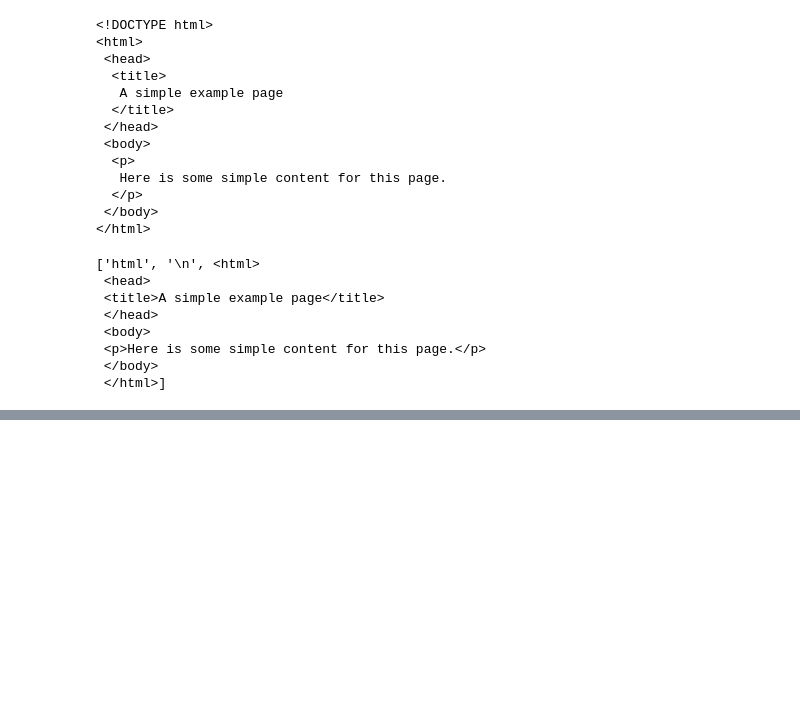
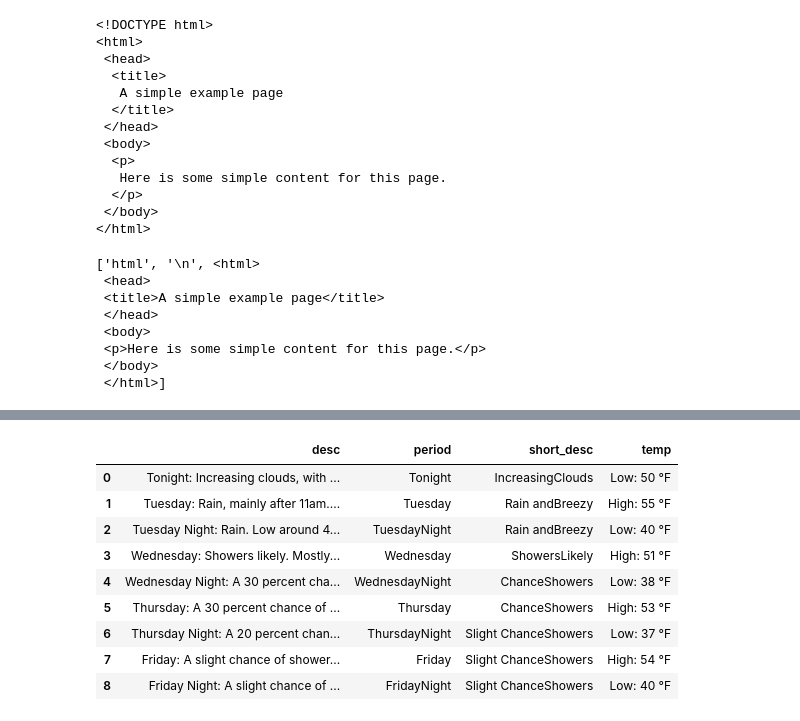
Before and after one commit to JKChang2015/Python, a Jupyter notebook: DataAnalysis/web Scraping.ipynb, the cells around one changed output, grey strips where cells are left out. Saved outputs shown, nothing was run; the diff lists cells and outputs as text; code cells hidden in the pictures; blank space fills up the shorter version.

```diff
--- a/DataAnalysis/web Scraping.ipynb
+++ b/DataAnalysis/web Scraping.ipynb
@@ -198,0 +362,10 @@ list(soup.children)
+# %%
+import requests
+from bs4 import BeautifulSoup
+url = 'https://forecast.weather.gov/MapClick.php?lat=47.60357000000005&lon=-122.32944999999995#.WqacHmacZdA'
+page = requests.get(url)
+soup = BeautifulSoup(page.content,'html.parser')
+seven_day = soup.find(id="seven-day-forecast")
+forecast_items = seven_day.find_all(class_="tombstone-container")
+tonight = forecast_items[0]
+print(tonight.prettify())
@@ -198,0 +421,4 @@ list(soup.children)
+# %%
+period_tags = seven_day.select(".tombstone-container .period-name")
+periods = [pt.get_text() for pt in period_tags]
+periods
@@ -198,0 +435,8 @@ list(soup.children)
+# %%
+short_descs = [sd.get_text() for sd in seven_day.select(".tombstone-container .short-desc")]
+temps = [t.get_text() for t in seven_day.select(".tombstone-container .temp")]
+descs = [d["title"] for d in seven_day.select(".tombstone-container img")]
+
+print(short_descs)
+print(temps)
+print(descs)
@@ -198,0 +447,22 @@ list(soup.children)
+# %%
+# save the data to the pandas dataframe
+
+import pandas as pd
+weather = pd.DataFrame({
+        "period": periods,
+        "short_desc": short_descs,
+        "temp": temps,
+        "desc":descs
+    })
+weather
+# %% [output]
+|  | desc | period | short_desc | temp |
+| 0 | Tonight: Increasing clouds, with ... | Tonight | IncreasingClouds | Low: 50 °F |
+| 1 | Tuesday: Rain, mainly after 11am.... | Tuesday | Rain andBreezy | High: 55 °F |
+| 2 | Tuesday Night: Rain. Low around 4... | TuesdayNight | Rain andBreezy | Low: 40 °F |
+| 3 | Wednesday: Showers likely. Mostly... | Wednesday | ShowersLikely | High: 51 °F |
+| 4 | Wednesday Night: A 30 percent cha... | WednesdayNight | ChanceShowers | Low: 38 °F |
+| 5 | Thursday: A 30 percent chance of ... | Thursday | ChanceShowers | High: 53 °F |
+| 6 | Thursday Night: A 20 percent chan... | ThursdayNight | Slight ChanceShowers | Low: 37 °F |
+| 7 | Friday: A slight chance of shower... | Friday | Slight ChanceShowers | High: 54 °F |
+| 8 | Friday Night: A slight chance of ... | FridayNight | Slight ChanceShowers | Low: 40 °F |
```
Also changed, not shown: parts of 23 cells of this notebook.
